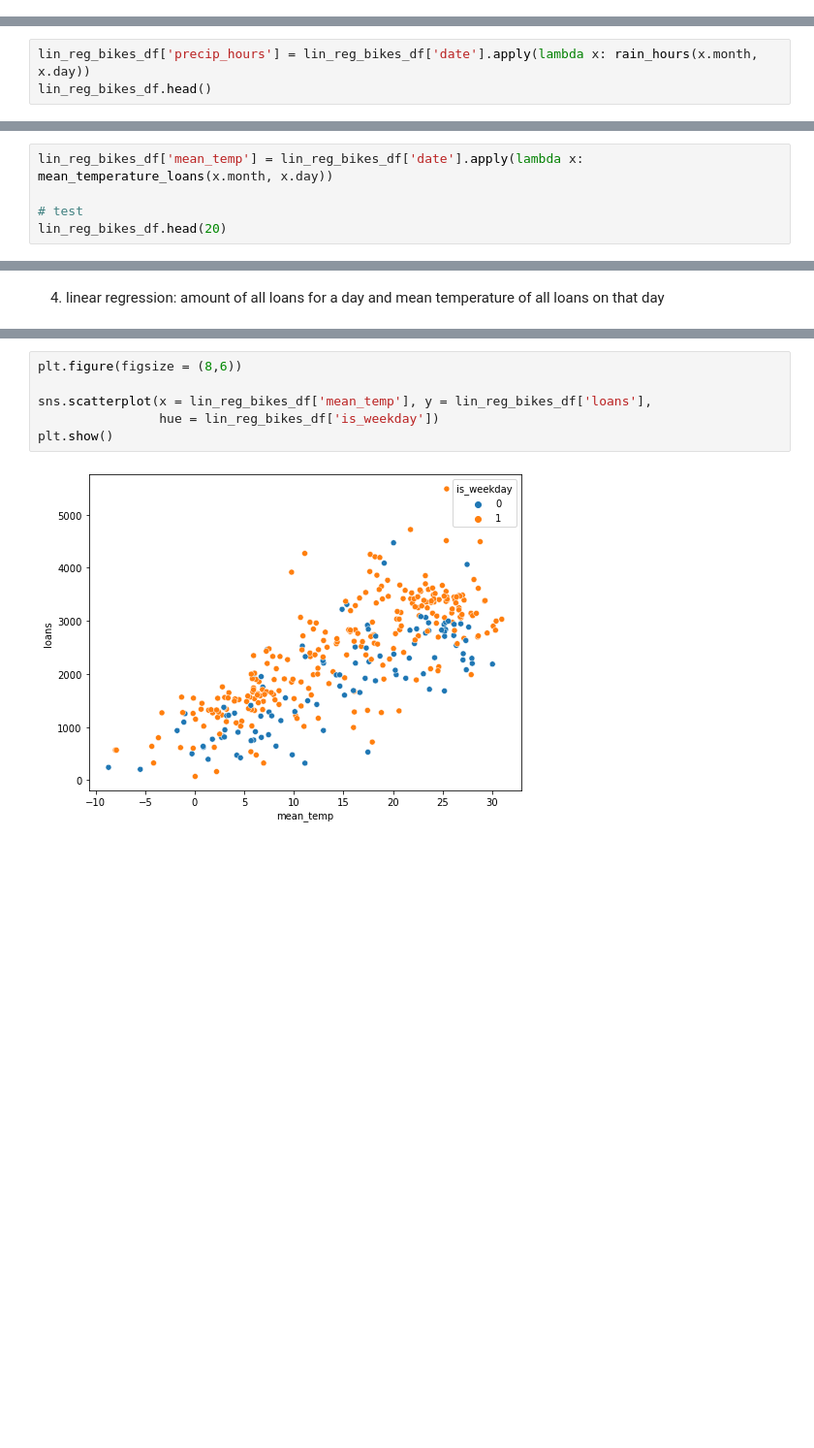
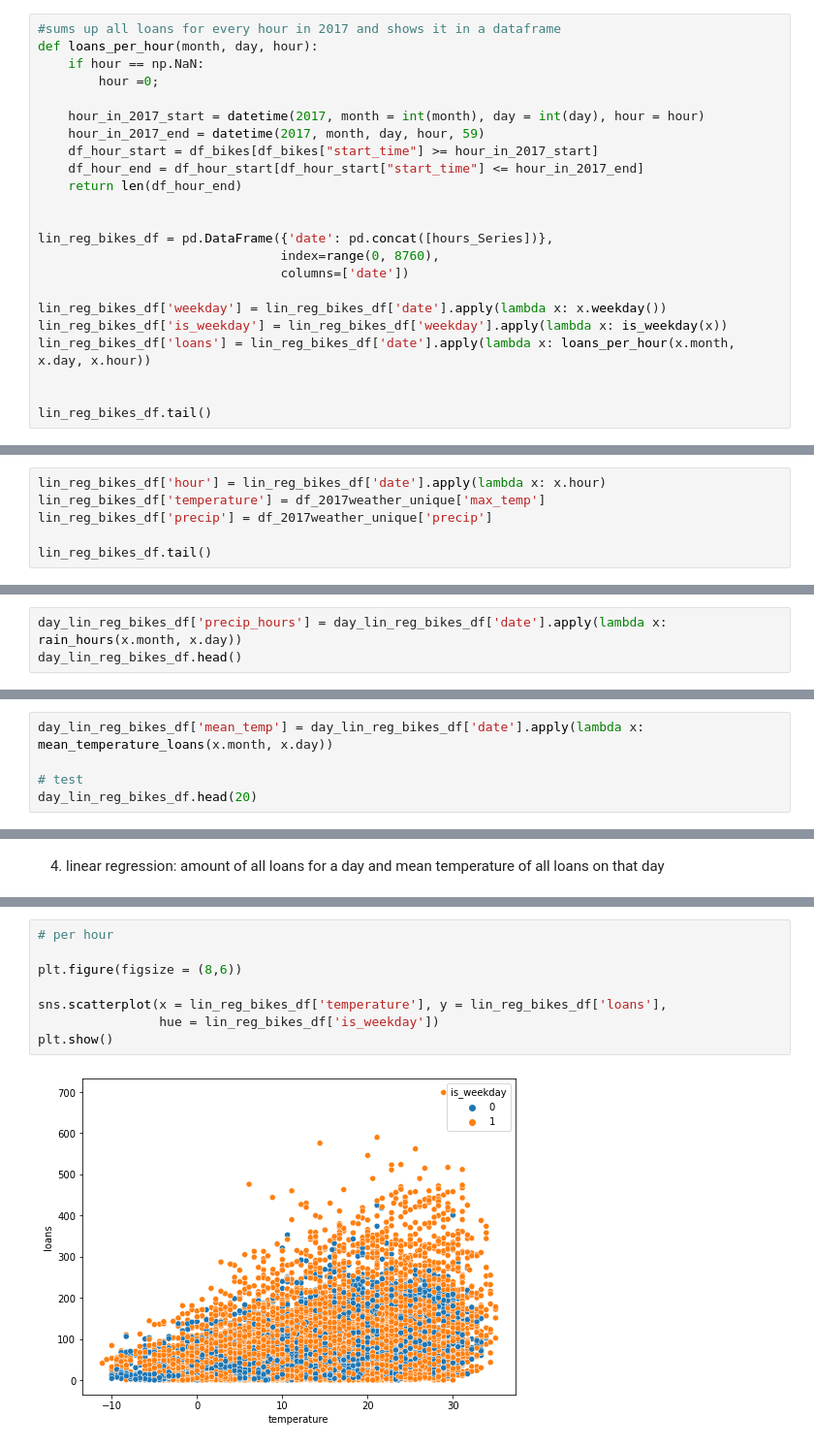
Before and after one commit to GoebelM94/dsml2021, a Jupyter notebook: notebooks/Regression.ipynb, the cells around one changed output, grey strips where cells are left out. Shown at 97% size. Cells and saved outputs as stored; diff of their text form; blank space fills up the shorter version.

```diff
--- a/notebooks/Regression.ipynb
+++ b/notebooks/Regression.ipynb
@@ -238,0 +267,23 @@ lin_reg_bikes_df.tail()
+# %%
+#sums up all loans for every hour in 2017 and shows it in a dataframe
+def loans_per_hour(month, day, hour):
+    if hour == np.NaN:
+        hour =0;
+
+    hour_in_2017_start = datetime(2017, month = int(month), day = int(day), hour = hour)
+    hour_in_2017_end = datetime(2017, month, day, hour, 59)
+    df_hour_start = df_bikes[df_bikes["start_time"] >= hour_in_2017_start]
+    df_hour_end = df_hour_start[df_hour_start["start_time"] <= hour_in_2017_end]
+    return len(df_hour_end)
+
+
+lin_reg_bikes_df = pd.DataFrame({'date': pd.concat([hours_Series])},
+                                index=range(0, 8760),
+                                columns=['date'])
+
+lin_reg_bikes_df['weekday'] = lin_reg_bikes_df['date'].apply(lambda x: x.weekday())
+lin_reg_bikes_df['is_weekday'] = lin_reg_bikes_df['weekday'].apply(lambda x: is_weekday(x))
+lin_reg_bikes_df['loans'] = lin_reg_bikes_df['date'].apply(lambda x: loans_per_hour(x.month, x.day, x.hour))
+
+
+lin_reg_bikes_df.tail()
@@ -238,0 +297,6 @@ lin_reg_bikes_df.tail()
+# %%
+lin_reg_bikes_df['hour'] = lin_reg_bikes_df['date'].apply(lambda x: x.hour)
+lin_reg_bikes_df['temperature'] = df_2017weather_unique['max_temp']
+lin_reg_bikes_df['precip'] = df_2017weather_unique['precip']
+
+lin_reg_bikes_df.tail()
@@ -253,6 +324,6 @@ rain_hours(3, 7)
 # %% [output]
 5
 # %%
-lin_reg_bikes_df['precip_hours'] = lin_reg_bikes_df['date'].apply(lambda x: rain_hours(x.month, x.day))
-lin_reg_bikes_df.head()
+day_lin_reg_bikes_df['precip_hours'] = day_lin_reg_bikes_df['date'].apply(lambda x: rain_hours(x.month, x.day))
+day_lin_reg_bikes_df.head()
 # %% [output]
@@ -366,8 +434,8 @@ mean_temperature_loans(1, 3)
 # %% [output]
 6.475404530744328
 # %%
-lin_reg_bikes_df['mean_temp'] = lin_reg_bikes_df['date'].apply(lambda x: mean_temperature_loans(x.month, x.day))
+day_lin_reg_bikes_df['mean_temp'] = day_lin_reg_bikes_df['date'].apply(lambda x: mean_temperature_loans(x.month, x.day))
 
 # test
-lin_reg_bikes_df.head(20)
+day_lin_reg_bikes_df.head(20)
 # %% [output]
@@ -643,11 +1000,13 @@ Multiple linear Regression
 # %%
+# per hour
+
 plt.figure(figsize = (8,6))
 
-sns.scatterplot(x = lin_reg_bikes_df['mean_temp'], y = lin_reg_bikes_df['loans'],
+sns.scatterplot(x = lin_reg_bikes_df['temperature'], y = lin_reg_bikes_df['loans'],
                 hue = lin_reg_bikes_df['is_weekday'])
 plt.show()
 # %% [output]
-[figure, old version]
+[figure, new version]
 # %%
 from sklearn.linear_model import LinearRegression
 
```
Also changed, not shown: parts of 79 cells of this notebook, 1 other file.
